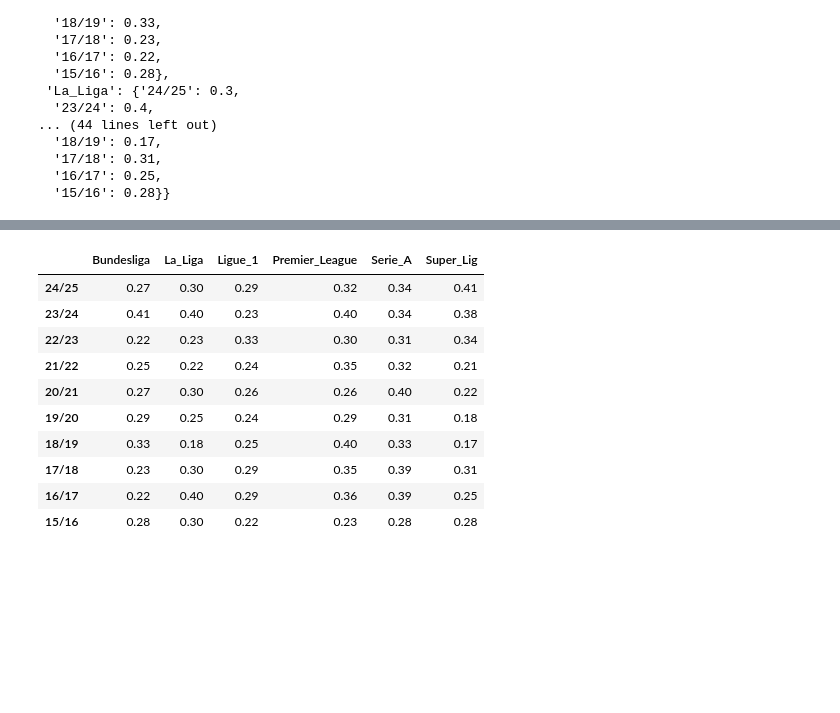
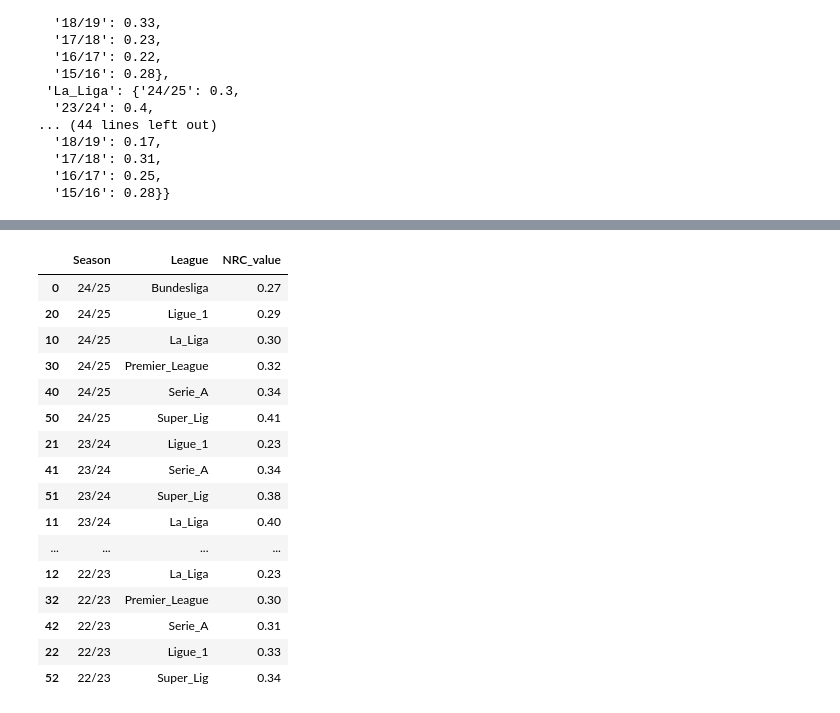
Before and after one commit to esenbora/sporg_proj_1, a Jupyter notebook: NCR and HHI.ipynb, the cells around one changed output, grey strips where cells are left out. Saved outputs shown, nothing was run; the diff lists cells and outputs as text; code cells hidden in the pictures; blank space fills up the shorter version.

Commit message:
I can try and create the final table through python as well

```diff
--- a/NCR and HHI.ipynb
+++ b/NCR and HHI.ipynb
@@ -65,3 +67,9 @@ nrc_indexes
   '17/18': 0.31,
   '16/17': 0.25,
   '15/16': 0.28}}
+# %%
+nrc_indexes_df = pd.DataFrame(nrc_indexes)
+nrc_indexes_df.reset_index(names="Season", inplace=True)
+nrc_indexes_df.to_csv("NRC Table.csv", index=False)
+
+nrc_indexes_df.head()
@@ -68,15 +83,31 @@ nrc_indexes
 # %%
-nrc_indexes_df = pd.DataFrame(nrc_indexes)
-nrc_indexes_df
+# nrc_indexes_df.reset_index(names="Season", inplace=True)
+nrc_indexes_melted = pd.melt(nrc_indexes_df, id_vars=["Season"],
+                             value_vars=["Bundesliga", "La_Liga",
+                                         "Ligue_1",	"Premier_League", "Serie_A", "Super_Lig"],
+                             var_name="League", value_name="NRC_value")
+
+nrc_indexes_melted = nrc_indexes_melted.sort_values(by=["Season", "NRC_value"], ascending=[False, True])
+display(nrc_indexes_melted.iloc[:18, ])
+
+with pd.ExcelWriter('NRC_Tables.xlsx', mode='a', engine='openpyxl', if_sheet_exists='replace') as writer:
+    # 2. Write the DataFrame to a NEW sheet using the writer object
+    nrc_indexes_melted.iloc[:18, ].to_excel(writer, sheet_name='NRC Values', index=False)
 # %% [output]
-|  | Bundesliga | La_Liga | Ligue_1 | Premier_League | Serie_A | Super_Lig |
-| 24/25 | 0.27 | 0.30 | 0.29 | 0.32 | 0.34 | 0.41 |
-| 23/24 | 0.41 | 0.40 | 0.23 | 0.40 | 0.34 | 0.38 |
-| 22/23 | 0.22 | 0.23 | 0.33 | 0.30 | 0.31 | 0.34 |
-| 21/22 | 0.25 | 0.22 | 0.24 | 0.35 | 0.32 | 0.21 |
-| 20/21 | 0.27 | 0.30 | 0.26 | 0.26 | 0.40 | 0.22 |
-| 19/20 | 0.29 | 0.25 | 0.24 | 0.29 | 0.31 | 0.18 |
-| 18/19 | 0.33 | 0.18 | 0.25 | 0.40 | 0.33 | 0.17 |
-| 17/18 | 0.23 | 0.30 | 0.29 | 0.35 | 0.39 | 0.31 |
-| 16/17 | 0.22 | 0.40 | 0.29 | 0.36 | 0.39 | 0.25 |
-| 15/16 | 0.28 | 0.30 | 0.22 | 0.23 | 0.28 | 0.28 |
+|  | Season | League | NRC_value |
+| 0 | 24/25 | Bundesliga | 0.27 |
+| 20 | 24/25 | Ligue_1 | 0.29 |
+| 10 | 24/25 | La_Liga | 0.30 |
+| 30 | 24/25 | Premier_League | 0.32 |
+| 40 | 24/25 | Serie_A | 0.34 |
+| 50 | 24/25 | Super_Lig | 0.41 |
+| 21 | 23/24 | Ligue_1 | 0.23 |
+| 41 | 23/24 | Serie_A | 0.34 |
+| 51 | 23/24 | Super_Lig | 0.38 |
+| 11 | 23/24 | La_Liga | 0.40 |
+| ... | ... | ... | ... |
+| 12 | 22/23 | La_Liga | 0.23 |
+| 32 | 22/23 | Premier_League | 0.30 |
+| 42 | 22/23 | Serie_A | 0.31 |
+| 22 | 22/23 | Ligue_1 | 0.33 |
+| 52 | 22/23 | Super_Lig | 0.34 |
```
Also changed, not shown: parts of 4 cells of this notebook, 5 other files.
